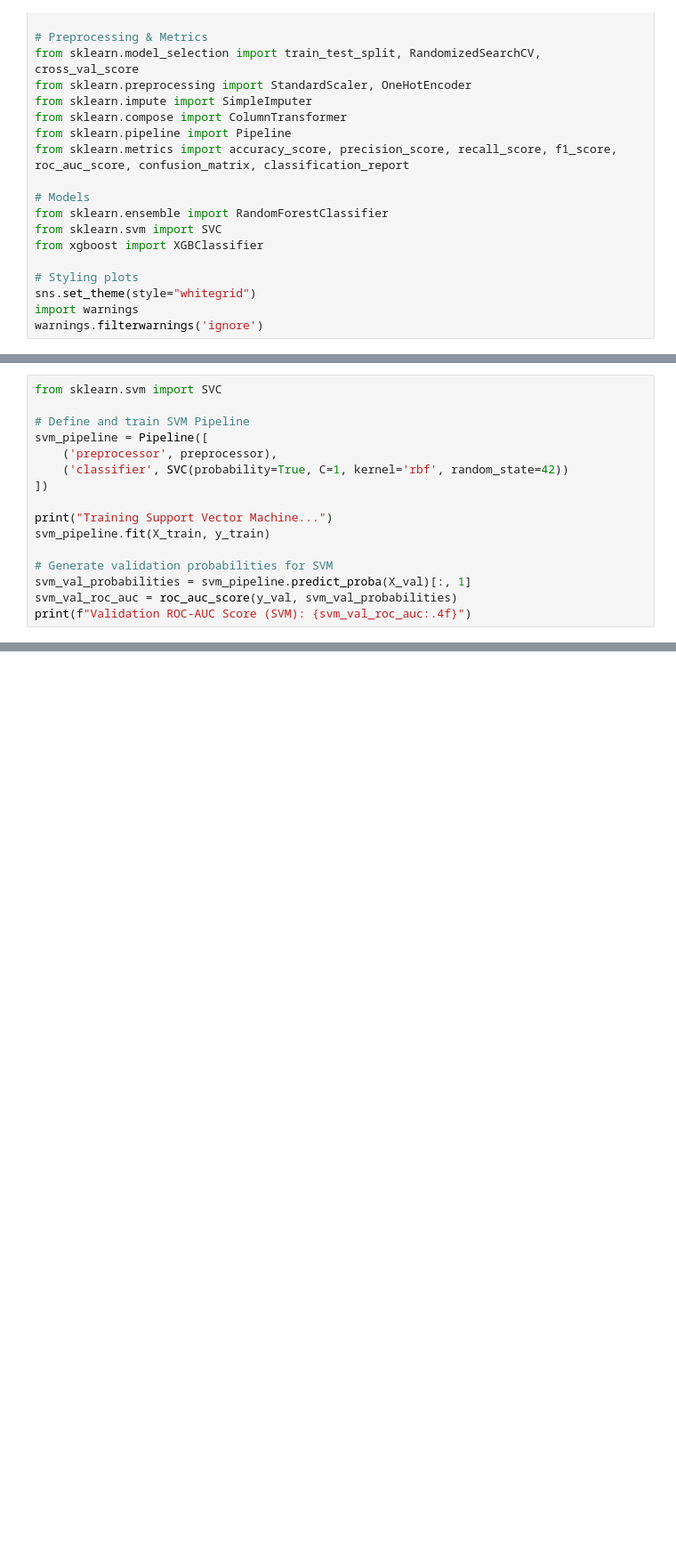
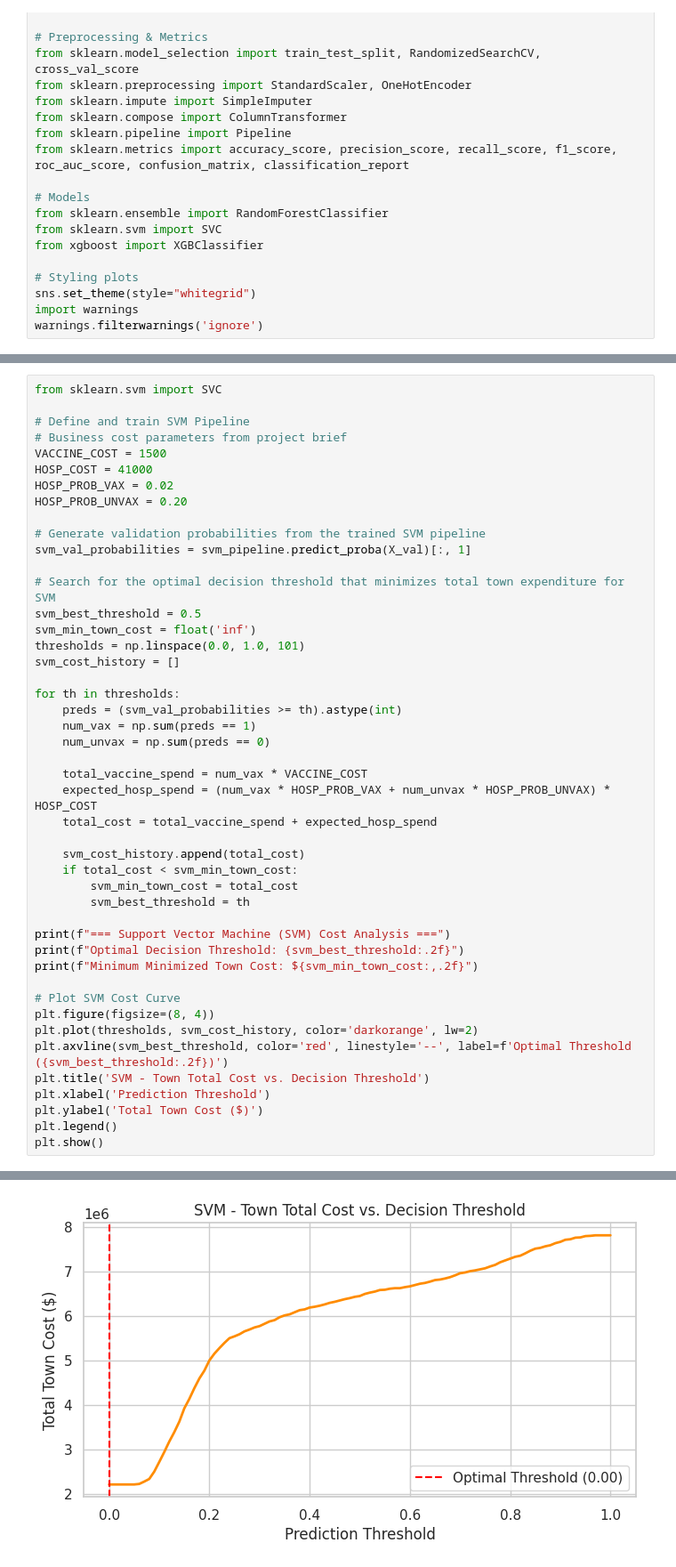
Before and after one commit to UH-HACKATHON-TEAMN/Hackathon-Town-C, a Jupyter notebook: ramya.ipynb, the cells around one changed output, grey strips where cells are left out. Shown at 89% size. Saved outputs shown, nothing was run; the diff lists cells and outputs as text; blank space fills up the shorter version.

```diff
--- a/ramya.ipynb
+++ b/ramya.ipynb
@@ -177,16 +215,0 @@ plt.show()
-# %%
-from sklearn.svm import SVC
-
-# Define and train SVM Pipeline
-svm_pipeline = Pipeline([
-    ('preprocessor', preprocessor),
-    ('classifier', SVC(probability=True, C=1, kernel='rbf', random_state=42))
-])
-
-print("Training Support Vector Machine...")
-svm_pipeline.fit(X_train, y_train)
-
-# Generate validation probabilities for SVM
-svm_val_probabilities = svm_pipeline.predict_proba(X_val)[:, 1]
-svm_val_roc_auc = roc_auc_score(y_val, svm_val_probabilities)
-print(f"Validation ROC-AUC Score (SVM): {svm_val_roc_auc:.4f}")
@@ -208,0 +216,47 @@ print(f"Validation ROC-AUC Score (XGBoost): {xgb_val_roc_auc:.4f}")
+# %%
+from sklearn.svm import SVC
+
+# Define and train SVM Pipeline
+# Business cost parameters from project brief
+VACCINE_COST = 1500
+HOSP_COST = 41000
+HOSP_PROB_VAX = 0.02
+HOSP_PROB_UNVAX = 0.20
+
+# Generate validation probabilities from the trained SVM pipeline
+svm_val_probabilities = svm_pipeline.predict_proba(X_val)[:, 1]
+
+# Search for the optimal decision threshold that minimizes total town expenditure for SVM
+svm_best_threshold = 0.5
+svm_min_town_cost = float('inf')
+thresholds = np.linspace(0.0, 1.0, 101)
+svm_cost_history = []
+
+for th in thresholds:
+    preds = (svm_val_probabilities >= th).astype(int)
+    num_vax = np.sum(preds == 1)
+    num_unvax = np.sum(preds == 0)
+
+    total_vaccine_spend = num_vax * VACCINE_COST
+    expected_hosp_spend = (num_vax * HOSP_PROB_VAX + num_unvax * HOSP_PROB_UNVAX) * HOSP_COST
+    total_cost = total_vaccine_spend + expected_hosp_spend
+
+    svm_cost_history.append(total_cost)
+    if total_cost < svm_min_town_cost:
+        svm_min_town_cost = total_cost
+        svm_best_threshold = th
+
+print(f"=== Support Vector Machine (SVM) Cost Analysis ===")
+print(f"Optimal Decision Threshold: {svm_best_threshold:.2f}")
+print(f"Minimum Minimized Town Cost: ${svm_min_town_cost:,.2f}")
+
+# Plot SVM Cost Curve
+plt.figure(figsize=(8, 4))
+plt.plot(thresholds, svm_cost_history, color='darkorange', lw=2)
+plt.axvline(svm_best_threshold, color='red', linestyle='--', label=f'Optimal Threshold ({svm_best_threshold:.2f})')
+plt.title('SVM - Town Total Cost vs. Decision Threshold')
+plt.xlabel('Prediction Threshold')
+plt.ylabel('Total Town Cost ($)')
+plt.legend()
+plt.show()
+# %% [output]
@@ -208,0 +266 @@ print(f"Validation ROC-AUC Score (XGBoost): {xgb_val_roc_auc:.4f}")
+[figure, added]
```
Also changed, not shown: parts of 12 cells of this notebook.
